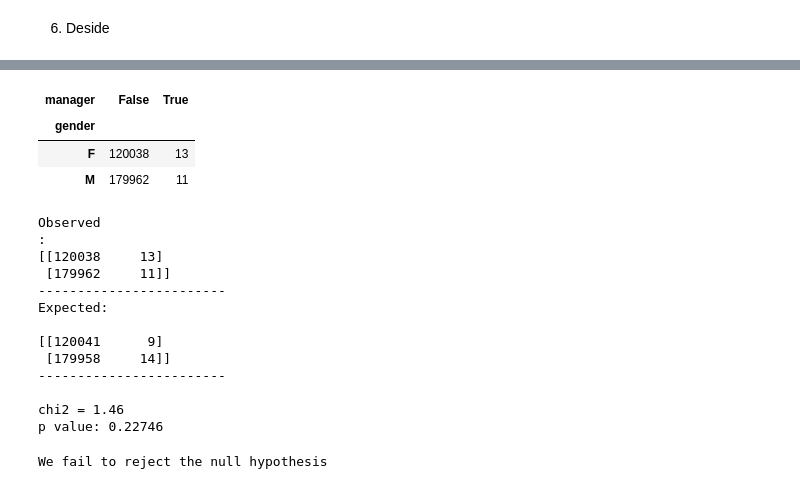
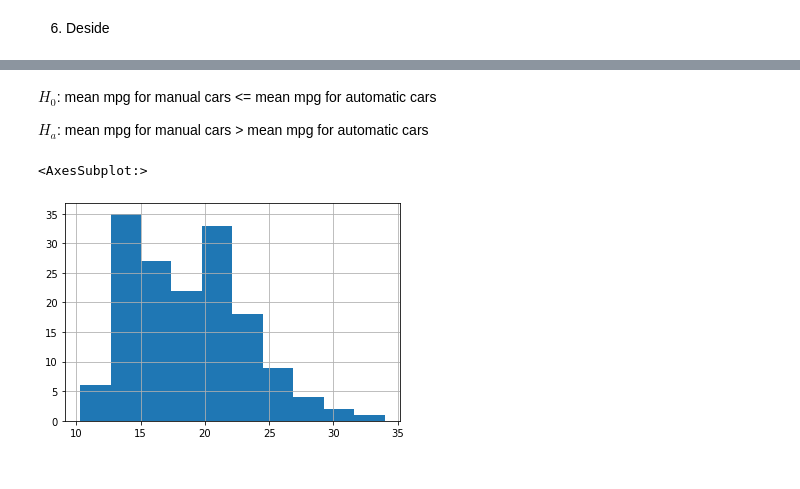
Before and after one commit to VelasquezAlejandro044/statistics-exercises, a Jupyter notebook: hypothesis_testing.ipynb, the cells around one changed output, grey strips where cells are left out. Cells and saved outputs as stored; diff of their text form; code cells hidden in the pictures.

```diff
--- a/hypothesis_testing.ipynb
+++ b/hypothesis_testing.ipynb
@@ -571,40 +295,12 @@ df
-# %%
-observed = pd.crosstab(df.gender, df.manager)
-observed
-# %% [output]
-| manager | False | True |
-| gender |  |  |
-| F | 120038 | 13 |
-| M | 179962 | 11 |
-# %%
-chi2, p, degf, expected = stats.chi2_contingency(observed)
-
-
-print('Observed\n:')
-print(observed.values)
-print('------------------------\nExpected: \n')
-print(expected.astype(int))
-print('------------------------\n')
-print(f'chi2 = {chi2:.2f}')
-print(f'p value: {p:.5f}')
-# %% [output]
-Observed
-:
-[[120038     13]
- [179962     11]]
-------------------------
-Expected:
-
-[[120041      9]
- [179958     14]]
-------------------------
-
-chi2 = 1.46
-p value: 0.22746
-# %%
-if p < alpha:
-      print('We can reject the null hypothesis')
-else:
-    print('We fail to reject the null hypothesis')
-# %% [output]
-We fail to reject the null hypothesis
+# %% [markdown]
+$H_0$: mean mpg for manual cars <= mean mpg for automatic cars
+
+$H_a$: mean mpg for manual cars > mean mpg for automatic cars
+# %%
+fuel_auto = mpg[mpg.trans.str.contains('auto')].avg_fuel
+fuel_manual = mpg[mpg.trans.str.contains('manual')].avg_fuel
+# %%
+fuel_auto.hist()
+# %% [output]
+<AxesSubplot:>
+[figure, added]
```
Also changed, not shown: parts of 88 cells of this notebook, 1 other file.
